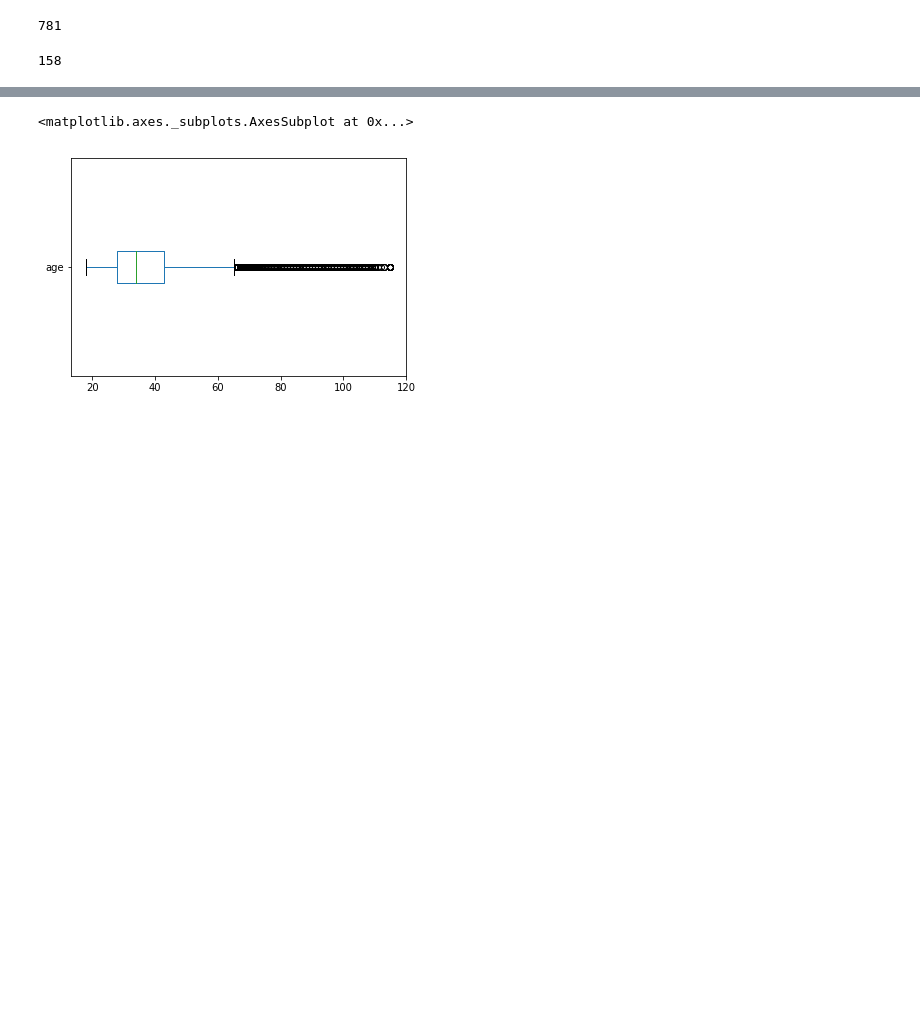
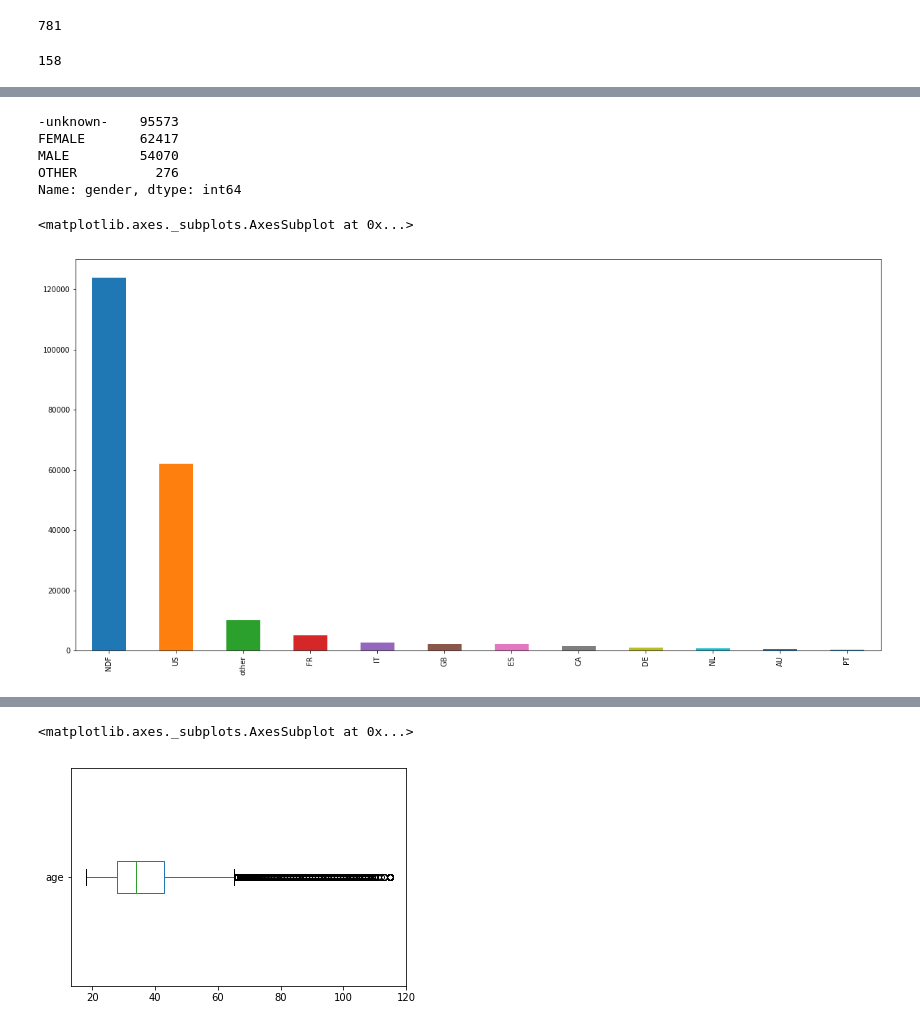
Before and after one commit to cmillsop/w207_final, a Jupyter notebook: exploratory_analysis.ipynb, the cells around one changed output, grey strips where cells are left out. Saved outputs shown, nothing was run; the diff lists cells and outputs as text; code cells hidden in the pictures; blank space fills up the shorter version.

```diff
--- a/exploratory_analysis.ipynb
+++ b/exploratory_analysis.ipynb
@@ -338,0 +225,3 @@ dfs['train_users_2'] = dfs['train_users_2'][(dfs['train_users_2'].age < 122) & (
+# %%
+dfs['train_users_2'].loc[:,'date_first_booking'] = pd.to_datetime(dfs_raw['train_users_2'].date_first_booking, format='%Y-%m-%d', errors='coerce')
+dfs['train_users_2'].loc[:,'date_account_created'] = pd.to_datetime(dfs_raw['train_users_2'].date_account_created, format='%Y-%m-%d', errors='coerce')
@@ -338,0 +234,2 @@ dfs['train_users_2'] = dfs['train_users_2'][(dfs['train_users_2'].age < 122) & (
+# %%
+dfs['train_users_2'] = dfs['train_users_2'][(dfs['train_users_2'].date_first_booking.isnull()) | (dfs['train_users_2'].date_account_created <= dfs['train_users_2'].date_first_booking)]
@@ -338,0 +246,4 @@ dfs['train_users_2'] = dfs['train_users_2'][(dfs['train_users_2'].age < 122) & (
+# %%
+dfs['train_users_2']['delta_creation_active'] = dfs['train_users_2']['date_account_created'] - pd.to_datetime(dfs['train_users_2'].timestamp_first_active,format='%Y%m%d%H%M%S')
+# %%
+dfs['train_users_2'] = dfs['train_users_2'][dfs['train_users_2'].delta_creation_active <= pd.Timedelta('0 sec')]
@@ -339,3 +324,16 @@ dfs['train_users_2'] = dfs['train_users_2'][(dfs['train_users_2'].age < 122) & (
+# %%
+dfs['train_users_2']['gender'].value_counts()
+# %% [output]
+-unknown-    95573
+FEMALE       62417
+MALE         54070
+OTHER          276
+Name: gender, dtype: int64
+# %%
+dfs['train_users_2'].country_destination.value_counts().plot.bar()
+# %% [output]
+<matplotlib.axes._subplots.AxesSubplot at 0x...>
+[figure, added]
 # %%
 dfs['train_users_2'].age.describe()
 # %% [output]
```
Also changed, not shown: parts of 64 cells of this notebook.
